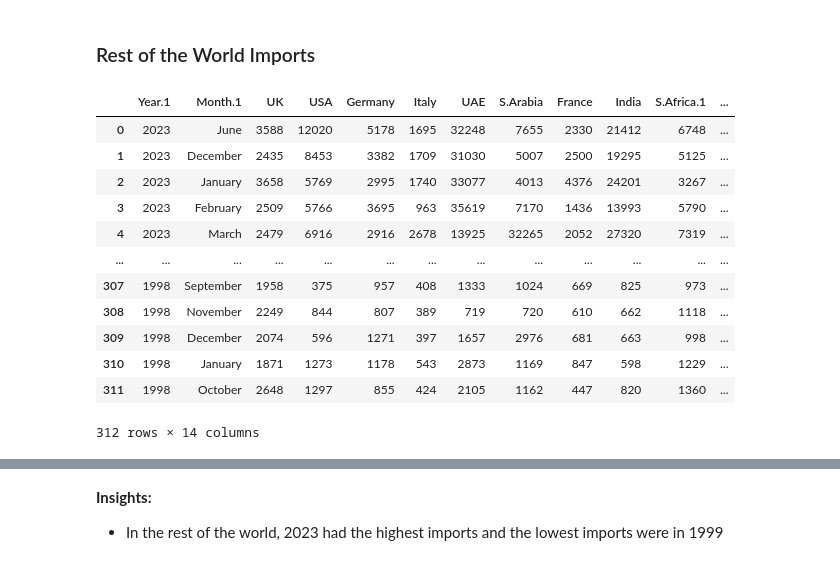
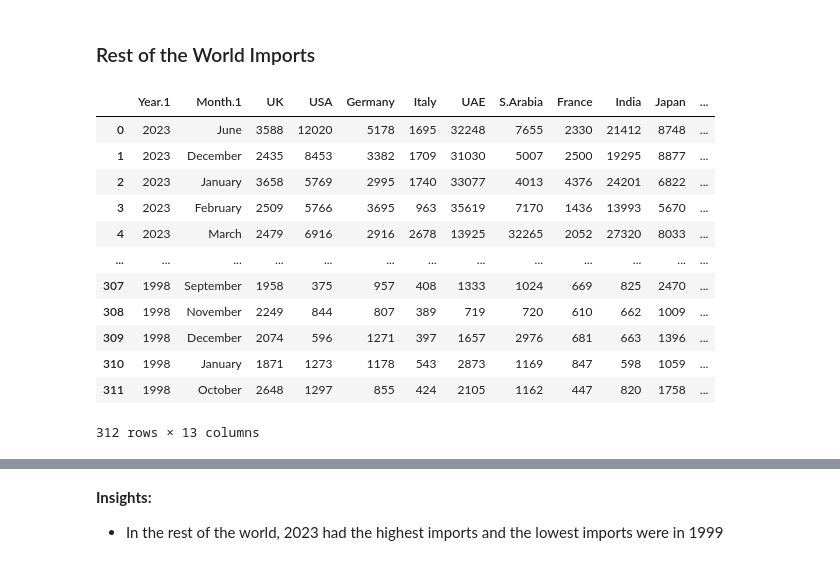
Before and after one commit to Lorraine254/TimeSeriesAnalysis1, a Jupyter notebook: Analysis.ipynb, the cells around one changed output, grey strips where cells are left out. Cells and saved outputs as stored; diff of their text form; code cells hidden in the pictures.

```diff
--- a/Analysis.ipynb
+++ b/Analysis.ipynb
@@ -173,6 +173,9 @@ imports.head()
 | 2 | 2023 | January | 2922 | 2386 | 181 | 3517 | 3267 | 93 | 9409 | 21776 | 2023 | ... |
 | 3 | 2023 | February | 3016 | 2692 | 232 | 3313 | 5790 | 208 | 2441 | 17691 | 2023 | ... |
 | 4 | 2023 | March | 3191 | 2909 | 213 | 4741 | 7319 | 361 | 3682 | 22416 | 2023 | ... |
+# %%
+#dropping duplicate columns
+imports = imports.drop(['S.Africa.1'],axis=1)
 # %%
 # Obtaining the descriptive statistics
 imports.describe()
@@ -303,22 +306,22 @@ plt.xticks(africa_monthly_imports_df.index, )
 # %% [markdown]
 ### Rest of the World Imports
 # %%
-outside_africa_imports = imports[['Year.1','Month.1','UK','USA','Germany','Italy','UAE','S.Arabia','France','India','S.Africa.1','Japan','Others','Total.1']]
+outside_africa_imports = imports[['Year.1','Month.1','UK','USA','Germany','Italy','UAE','S.Arabia','France','India','Japan','Others','Total.1']]
 outside_africa_imports
 # %% [output]
-|  | Year.1 | Month.1 | UK | USA | Germany | Italy | UAE | S.Arabia | France | India | S.Africa.1 | ... |
-| 0 | 2023 | June | 3588 | 12020 | 5178 | 1695 | 32248 | 7655 | 2330 | 21412 | 6748 | ... |
-| 1 | 2023 | December | 2435 | 8453 | 3382 | 1709 | 31030 | 5007 | 2500 | 19295 | 5125 | ... |
-| 2 | 2023 | January | 3658 | 5769 | 2995 | 1740 | 33077 | 4013 | 4376 | 24201 | 3267 | ... |
-| 3 | 2023 | February | 2509 | 5766 | 3695 | 963 | 35619 | 7170 | 1436 | 13993 | 5790 | ... |
-| 4 | 2023 | March | 2479 | 6916 | 2916 | 2678 | 13925 | 32265 | 2052 | 27320 | 7319 | ... |
+|  | Year.1 | Month.1 | UK | USA | Germany | Italy | UAE | S.Arabia | France | India | Japan | ... |
+| 0 | 2023 | June | 3588 | 12020 | 5178 | 1695 | 32248 | 7655 | 2330 | 21412 | 8748 | ... |
+| 1 | 2023 | December | 2435 | 8453 | 3382 | 1709 | 31030 | 5007 | 2500 | 19295 | 8877 | ... |
+| 2 | 2023 | January | 3658 | 5769 | 2995 | 1740 | 33077 | 4013 | 4376 | 24201 | 6822 | ... |
+| 3 | 2023 | February | 2509 | 5766 | 3695 | 963 | 35619 | 7170 | 1436 | 13993 | 5670 | ... |
+| 4 | 2023 | March | 2479 | 6916 | 2916 | 2678 | 13925 | 32265 | 2052 | 27320 | 8033 | ... |
 | ... | ... | ... | ... | ... | ... | ... | ... | ... | ... | ... | ... | ... |
-| 307 | 1998 | September | 1958 | 375 | 957 | 408 | 1333 | 1024 | 669 | 825 | 973 | ... |
-| 308 | 1998 | November | 2249 | 844 | 807 | 389 | 719 | 720 | 610 | 662 | 1118 | ... |
-| 309 | 1998 | December | 2074 | 596 | 1271 | 397 | 1657 | 2976 | 681 | 663 | 998 | ... |
-| 310 | 1998 | January | 1871 | 1273 | 1178 | 543 | 2873 | 1169 | 847 | 598 | 1229 | ... |
-| 311 | 1998 | October | 2648 | 1297 | 855 | 424 | 2105 | 1162 | 447 | 820 | 1360 | ... |
+| 307 | 1998 | September | 1958 | 375 | 957 | 408 | 1333 | 1024 | 669 | 825 | 2470 | ... |
+| 308 | 1998 | November | 2249 | 844 | 807 | 389 | 719 | 720 | 610 | 662 | 1009 | ... |
+| 309 | 1998 | December | 2074 | 596 | 1271 | 397 | 1657 | 2976 | 681 | 663 | 1396 | ... |
+| 310 | 1998 | January | 1871 | 1273 | 1178 | 543 | 2873 | 1169 | 847 | 598 | 1059 | ... |
+| 311 | 1998 | October | 2648 | 1297 | 855 | 424 | 2105 | 1162 | 447 | 820 | 1758 | ... |
-312 rows × 14 columns
+312 rows × 13 columns
 # %%
 ## Getting the year that had the highest imports
 ## Grouping the data by year and summing up the totals for each year
```
Also changed, not shown: parts of 44 cells of this notebook.
